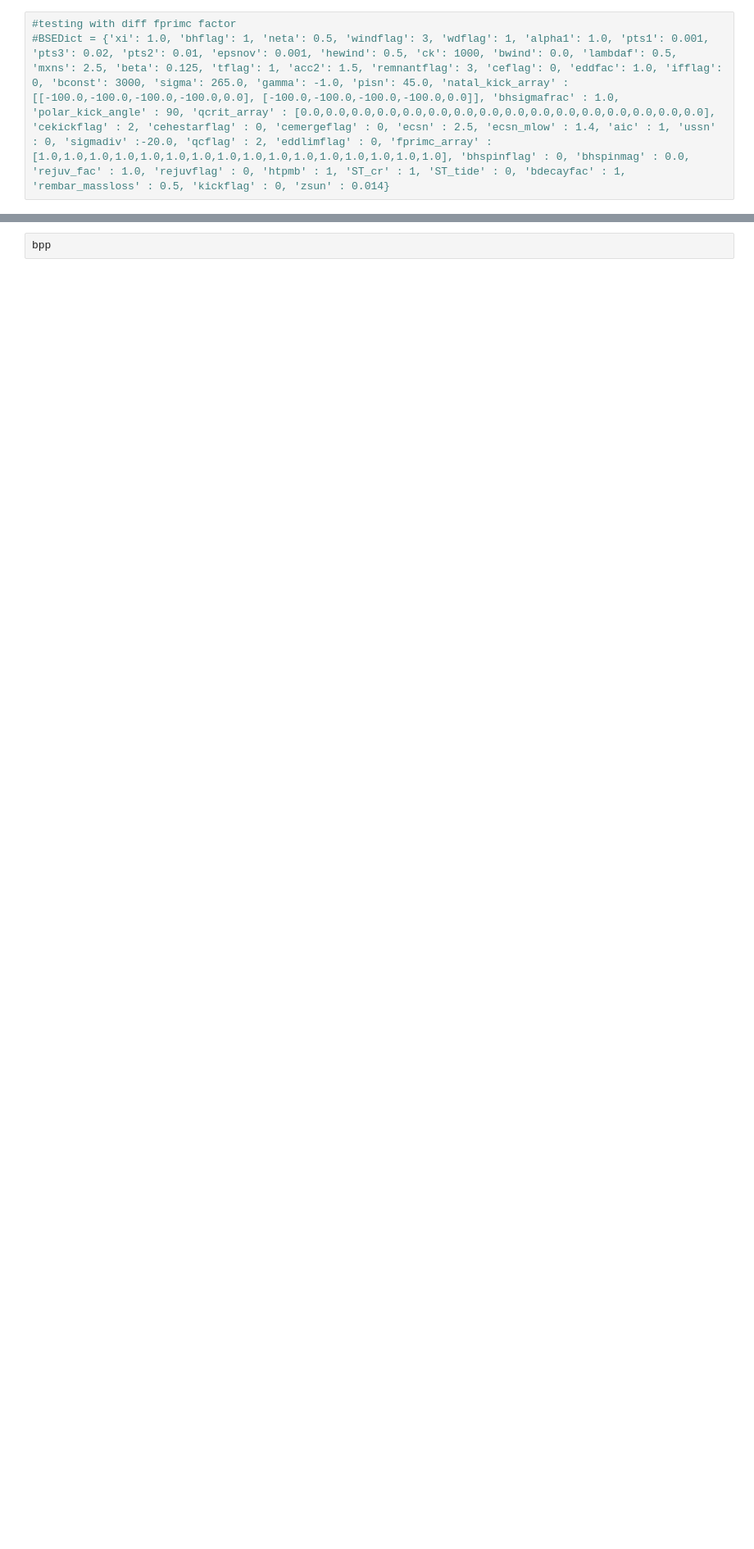
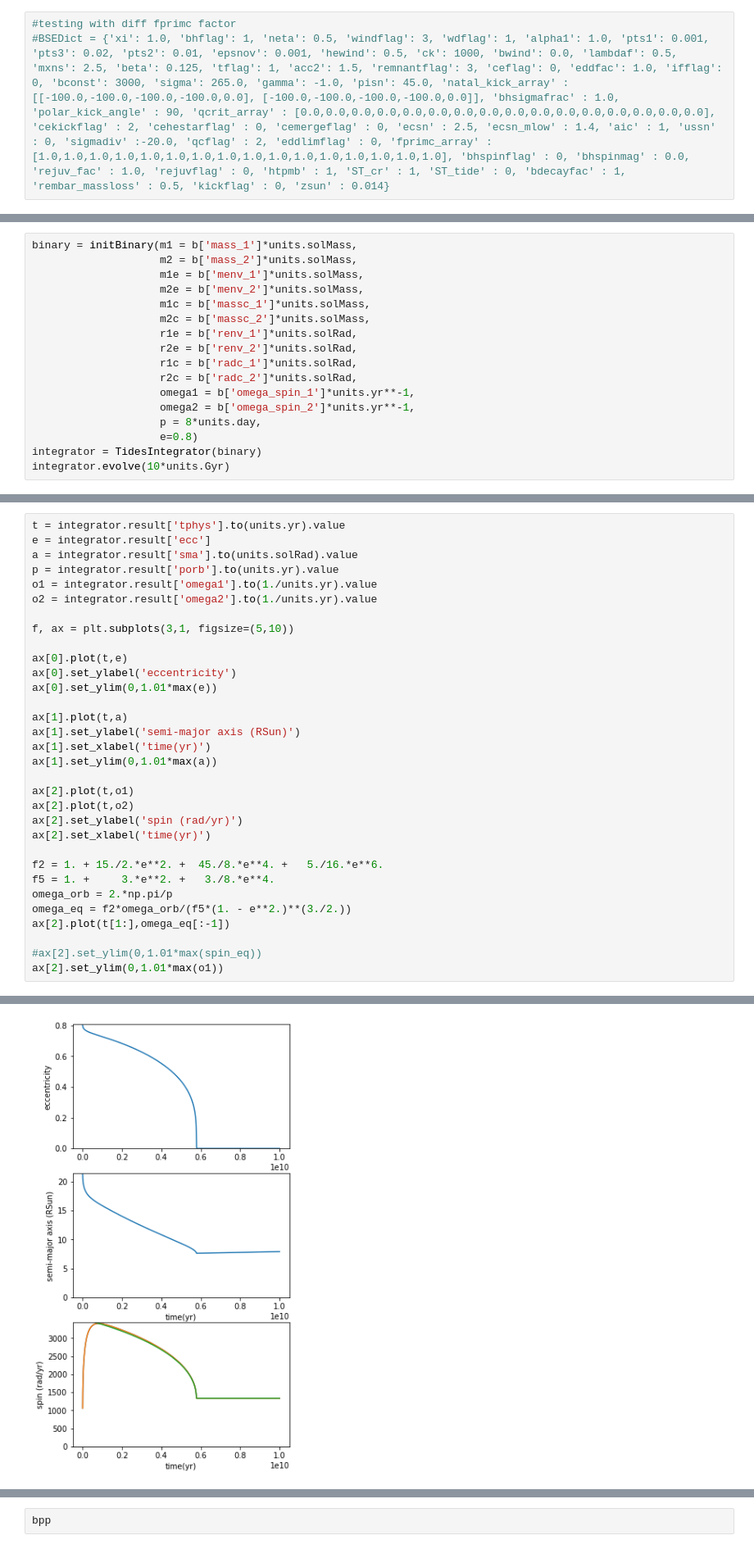
Before and after one commit to ageller/EB-LSST, a Jupyter notebook: testing/Pdot/testPdot.ipynb, the cells around one changed output, grey strips where cells are left out. Shown at 82% size. Cells and saved outputs as stored; diff of their text form; blank space fills up the shorter version.

```diff
--- a/testing/Pdot/testPdot.ipynb
+++ b/testing/Pdot/testPdot.ipynb
@@ -91,0 +48,17 @@ BSEDict = {'xi': 1.0, 'bhflag': 1, 'neta': 0.5, 'windflag': 3, 'wdflag': 1, 'alp
+# %%
+binary = initBinary(m1 = b['mass_1']*units.solMass,
+                    m2 = b['mass_2']*units.solMass,
+                    m1e = b['menv_1']*units.solMass,
+                    m2e = b['menv_2']*units.solMass,
+                    m1c = b['massc_1']*units.solMass,
+                    m2c = b['massc_2']*units.solMass,
+                    r1e = b['renv_1']*units.solRad,
+                    r2e = b['renv_2']*units.solRad,
+                    r1c = b['radc_1']*units.solRad,
+                    r2c = b['radc_2']*units.solRad,
+                    omega1 = b['omega_spin_1']*units.yr**-1,
+                    omega2 = b['omega_spin_2']*units.yr**-1,
+                    p = 8*units.day,
+                    e=0.8)
+integrator = TidesIntegrator(binary)
+integrator.evolve(10*units.Gyr)
@@ -91,0 +91,33 @@ BSEDict = {'xi': 1.0, 'bhflag': 1, 'neta': 0.5, 'windflag': 3, 'wdflag': 1, 'alp
+# %%
+t = integrator.result['tphys'].to(units.yr).value
+e = integrator.result['ecc']
+a = integrator.result['sma'].to(units.solRad).value
+p = integrator.result['porb'].to(units.yr).value
+o1 = integrator.result['omega1'].to(1./units.yr).value
+o2 = integrator.result['omega2'].to(1./units.yr).value
+
+f, ax = plt.subplots(3,1, figsize=(5,10))
+
+ax[0].plot(t,e)
+ax[0].set_ylabel('eccentricity')
+ax[0].set_ylim(0,1.01*max(e))
+
+ax[1].plot(t,a)
+ax[1].set_ylabel('semi-major axis (RSun)')
+ax[1].set_xlabel('time(yr)')
+ax[1].set_ylim(0,1.01*max(a))
+
+ax[2].plot(t,o1)
+ax[2].plot(t,o2)
+ax[2].set_ylabel('spin (rad/yr)')
+ax[2].set_xlabel('time(yr)')
+
+f2 = 1. + 15./2.*e**2. +  45./8.*e**4. +   5./16.*e**6.
+f5 = 1. +     3.*e**2. +   3./8.*e**4.
+omega_orb = 2.*np.pi/p
+omega_eq = f2*omega_orb/(f5*(1. - e**2.)**(3./2.))
+ax[2].plot(t[1:],omega_eq[:-1])
+
+#ax[2].set_ylim(0,1.01*max(spin_eq))
+ax[2].set_ylim(0,1.01*max(o1))
+# %% [output]
@@ -92,3 +125,4 @@ BSEDict = {'xi': 1.0, 'bhflag': 1, 'neta': 0.5, 'windflag': 3, 'wdflag': 1, 'alp
+[figure, added]
 # %%
 single_binary = InitialBinaryTable.InitialBinaries(m1=1,
                                                    m2=1,
```
Also changed, not shown: parts of 11 cells of this notebook, 1 other file.
